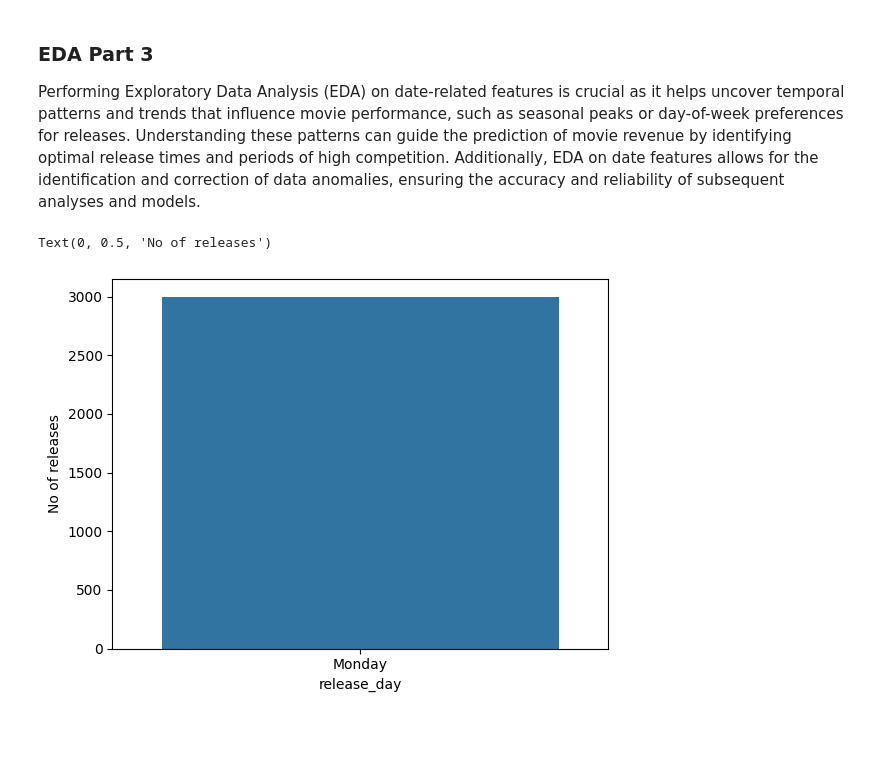
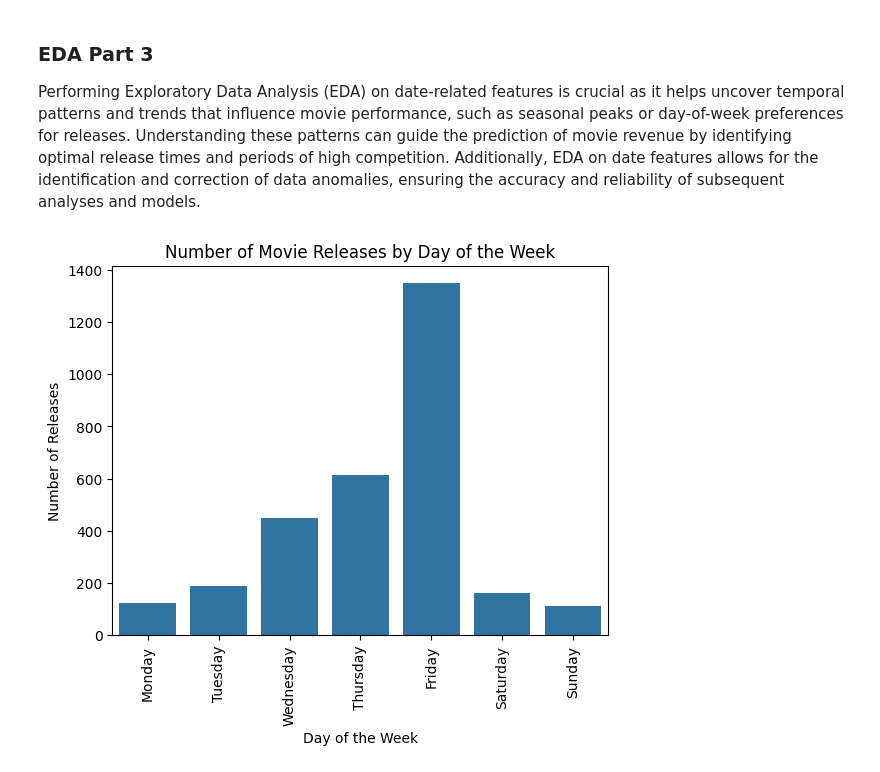
Before and after one commit to samyaknd/movie-revenue-prediction, a Jupyter notebook: movie_revenue_predict.ipynb, the cells around one changed output. Saved outputs shown, nothing was run; the diff lists cells and outputs as text; code cells hidden in the pictures; blank space fills up the shorter version.

```diff
--- a/movie_revenue_predict.ipynb
+++ b/movie_revenue_predict.ipynb
@@ -241,33 +240,38 @@ Performing Exploratory Data Analysis (EDA) on date-related features is crucial a
 # %%
 def date(x):
     x = str(x)
     try:
         year = x.split('/')[2]
         if int(year) < 19:
             return x[:-2] + '20' + year
         else:
             return x[:-2] + '19' + year
     except IndexError:
         return '1/1/1990'
 
-train['release_date']=train['release_date'].fillna('1/1/90').apply(lambda x: date(x))
-test['release_date']=test['release_date'].fillna('1/1/90').apply(lambda x: date(x))
+train['release_date'] = train['release_date'].fillna('1/1/90')
+test['release_date'] = test['release_date'].fillna('1/1/90')
 
-train['release_date']=train['release_date'].apply(lambda x: datetime.strptime(x,'%m/%d/%Y'))
-test['release_date']=test['release_date'].apply(lambda x: datetime.strptime(x,'%m/%d/%Y'))
+train['release_date'] = train['release_date'].apply(lambda x: date(x))
+test['release_date'] = test['release_date'].apply(lambda x: date(x))
 
-train['release_day']=train['release_date'].apply(lambda x:x.weekday())
-train['release_month']=train['release_date'].apply(lambda x:x.month)
-train['release_year']=train['release_date'].apply(lambda x:x.year)
+train['release_date'] = pd.to_datetime(train['release_date'], format='%m/%d/%Y', errors='coerce')
+test['release_date'] = pd.to_datetime(test['release_date'], format='%m/%d/%Y', errors='coerce')
 
-test['release_day']=test['release_date'].apply(lambda x:x.weekday())
-test['release_month']=test['release_date'].apply(lambda x:x.month)
-test['release_year']=test['release_date'].apply(lambda x:x.year)
+train['release_day'] = train['release_date'].apply(lambda x: x.weekday() if pd.notnull(x) else -1)
+train['release_month'] = train['release_date'].apply(lambda x: x.month if pd.notnull(x) else -1)
+train['release_year'] = train['release_date'].apply(lambda x: x.year if pd.notnull(x) else -1)
 
-day=train['release_day'].value_counts().sort_index()
-sns.barplot(x=day.index,y=day)
-plt.gca().set_xticklabels(["Monday","Tuesday","Wednesday","Thursday","Friday","Saturday","Sunday"],rotation='vertical')
-plt.ylabel('No of releases')
+test['release_day'] = test['release_date'].apply(lambda x: x.weekday() if pd.notnull(x) else -1)
+test['release_month'] = test['release_date'].apply(lambda x: x.month if pd.notnull(x) else -1)
+test['release_year'] = test['release_date'].apply(lambda x: x.year if pd.notnull(x) else -1)
+
+day = train['release_day'].value_counts().sort_index()
+sns.barplot(x=day.index, y=day)
+plt.gca().set_xticklabels(["Monday", "Tuesday", "Wednesday", "Thursday", "Friday", "Saturday", "Sunday"], rotation='vertical')
+plt.ylabel('Number of Releases')
+plt.xlabel('Day of the Week')
+plt.title('Number of Movie Releases by Day of the Week')
+plt.show()
 # %% [output]
-Text(0, 0.5, 'No of releases')
-[figure, old version]
+[figure, new version]
```
Also changed, not shown: parts of 13 cells of this notebook.
